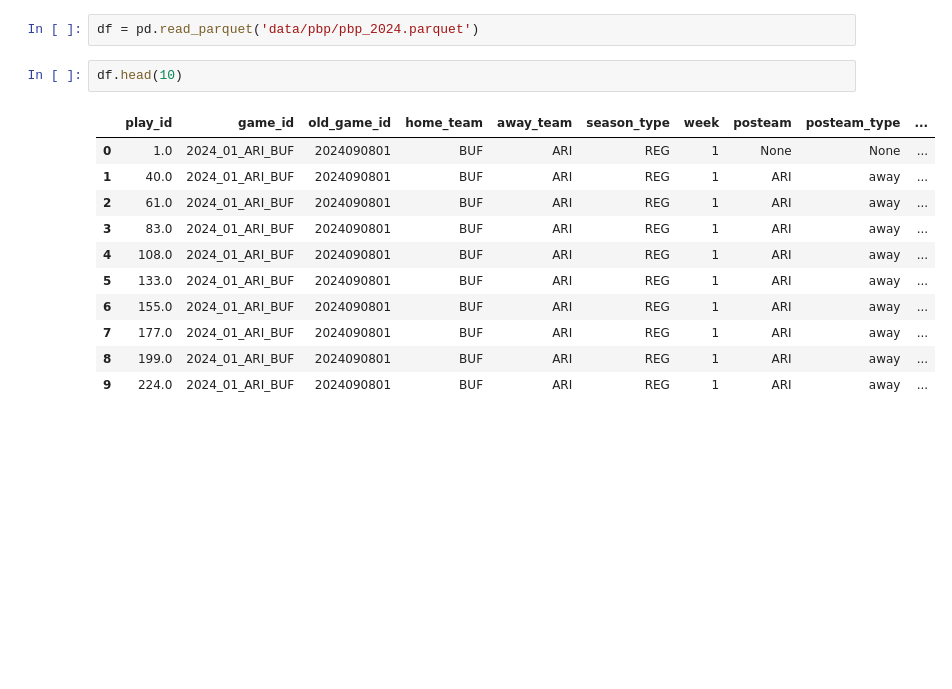
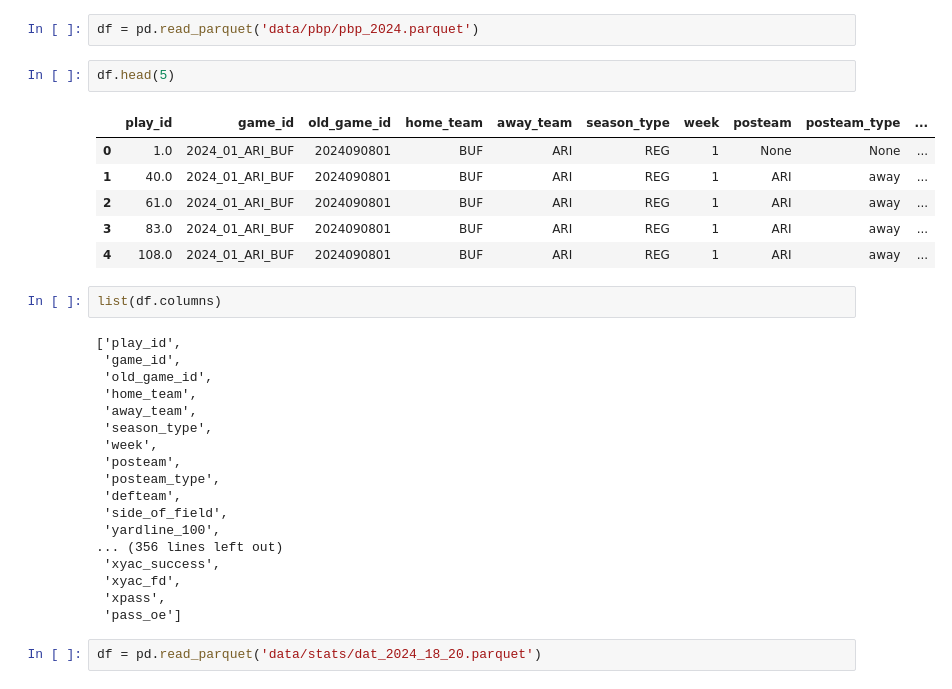
Before and after one commit to jbenr/NFL, a Jupyter notebook: Untitled.ipynb, the cells around one changed output. Saved outputs shown, nothing was run; the diff lists cells and outputs as text; blank space fills up the shorter version.

```diff
--- a/Untitled.ipynb
+++ b/Untitled.ipynb
@@ -104,16 +110,33 @@ merger.to_csv('predz.csv')
 # %%
 df = pd.read_parquet('data/pbp/pbp_2024.parquet')
 # %%
-df.head(10)
+df.head(5)
 # %% [output]
 |  | play_id | game_id | old_game_id | home_team | away_team | season_type | week | posteam | posteam_type | ... |
 | 0 | 1.0 | 2024_01_ARI_BUF | 2024090801 | BUF | ARI | REG | 1 | None | None | ... |
 | 1 | 40.0 | 2024_01_ARI_BUF | 2024090801 | BUF | ARI | REG | 1 | ARI | away | ... |
 | 2 | 61.0 | 2024_01_ARI_BUF | 2024090801 | BUF | ARI | REG | 1 | ARI | away | ... |
 | 3 | 83.0 | 2024_01_ARI_BUF | 2024090801 | BUF | ARI | REG | 1 | ARI | away | ... |
 | 4 | 108.0 | 2024_01_ARI_BUF | 2024090801 | BUF | ARI | REG | 1 | ARI | away | ... |
-| 5 | 133.0 | 2024_01_ARI_BUF | 2024090801 | BUF | ARI | REG | 1 | ARI | away | ... |
-| 6 | 155.0 | 2024_01_ARI_BUF | 2024090801 | BUF | ARI | REG | 1 | ARI | away | ... |
-| 7 | 177.0 | 2024_01_ARI_BUF | 2024090801 | BUF | ARI | REG | 1 | ARI | away | ... |
-| 8 | 199.0 | 2024_01_ARI_BUF | 2024090801 | BUF | ARI | REG | 1 | ARI | away | ... |
-| 9 | 224.0 | 2024_01_ARI_BUF | 2024090801 | BUF | ARI | REG | 1 | ARI | away | ... |
+# %%
+list(df.columns)
+# %% [output]
+['play_id',
+ 'game_id',
+ 'old_game_id',
+ 'home_team',
+ 'away_team',
+ 'season_type',
+ 'week',
+ 'posteam',
+ 'posteam_type',
+ 'defteam',
+ 'side_of_field',
+ 'yardline_100',
+... (356 lines left out)
+ 'xyac_success',
+ 'xyac_fd',
+ 'xpass',
+ 'pass_oe']
+# %%
+df = pd.read_parquet('data/stats/dat_2024_18_20.parquet')
```
Also changed, not shown: parts of 2 cells of this notebook, 2 other files.
